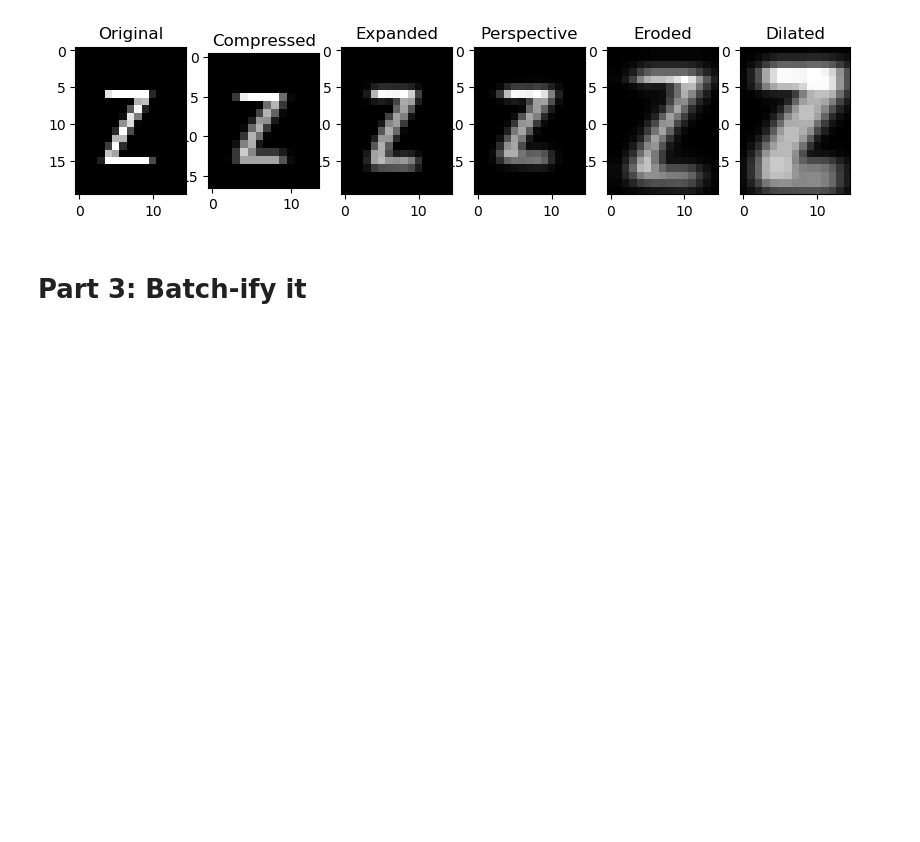
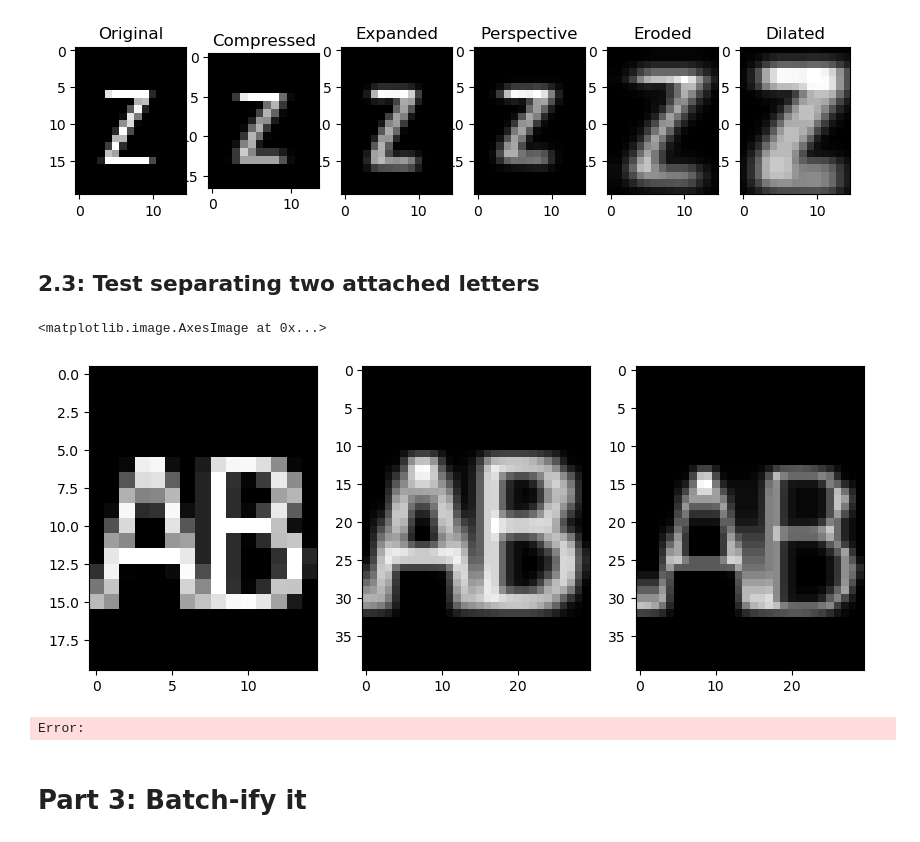
Before and after one commit to 1mackenziekyle/enph353_controller_pkg, a Jupyter notebook: src/generate_letters.ipynb, the cells around one changed output. Cells and saved outputs as stored; diff of their text form; code cells hidden in the pictures; blank space fills up the shorter version.

```diff
--- a/src/generate_letters.ipynb
+++ b/src/generate_letters.ipynb
@@ -162,6 +165,30 @@ axs[5].imshow(dilated, cmap='gray')
 # %% [output]
 <matplotlib.image.AxesImage at 0x...>
 [figure]
+# %% [markdown]
+## 2.3: Test separating two attached letters
+# %%
+image = Image.fromarray(zeros)
+draw = ImageDraw.Draw(image)
+font = ImageFont.truetype(r"/usr/share/fonts/truetype/ubuntu/UbuntuMono-R.ttf", int(MODEL_INPUT_SIZE[0]*0.8))
+text1 = 'A'
+text2 = 'B'
+draw.text(xy=(0, int(MODEL_INPUT_SIZE[0]*0.1)), text=text1, font=font, fill=255)
+draw.text(xy=(MODEL_INPUT_SIZE[1]//2, int(MODEL_INPUT_SIZE[0]*0.1)), text=text2, font=font, fill=255)
+letter_image = np.array(image)
+
+fig, axs = plt.subplots(1, 3, figsize=(10, 10))
+axs[0].imshow(letter_image, cmap='gray')
+# expand image
+expanded = cv2.resize(letter_image, (0,0), fx=2, fy=2)
+axs[1].imshow(expanded, cmap='gray')
+# erode
+eroded = cv2.erode(expanded, np.ones((2,2), np.uint8), iterations=2)
+axs[2].imshow(eroded, cmap='gray')
+# %% [output]
+<matplotlib.image.AxesImage at 0x...>
+[figure, added]
+Error:
 # %% [markdown]
 # Part 3: Batch-ify it
 # %%
```
Also changed, not shown: parts of 2 cells of this notebook, 3 other files.
